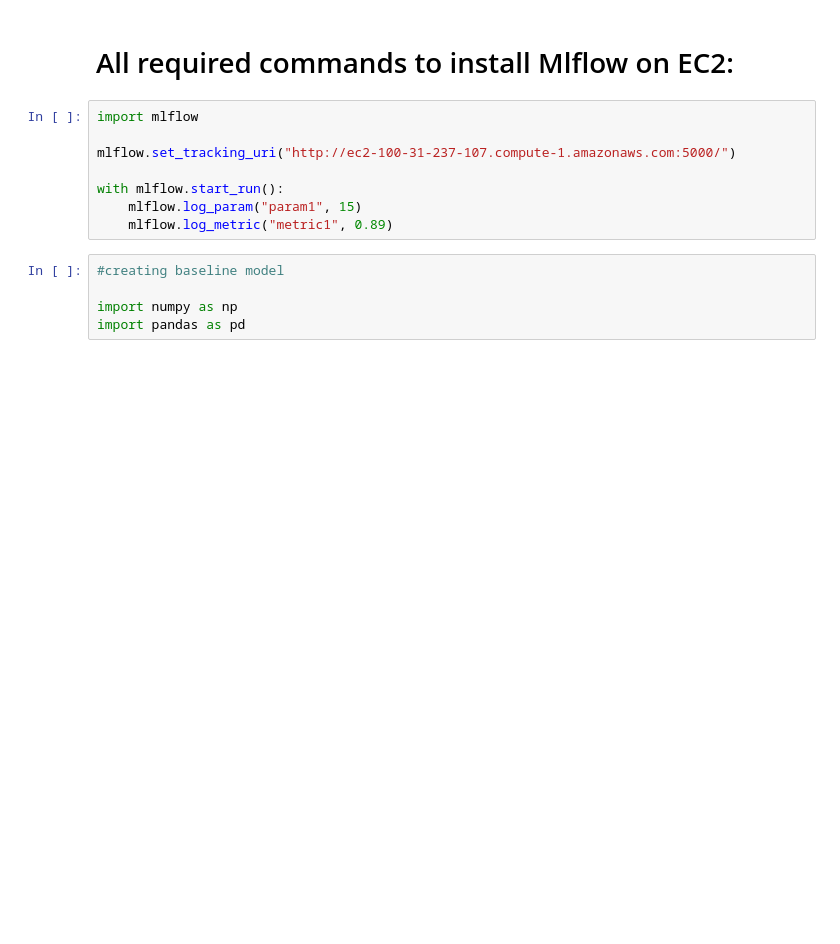
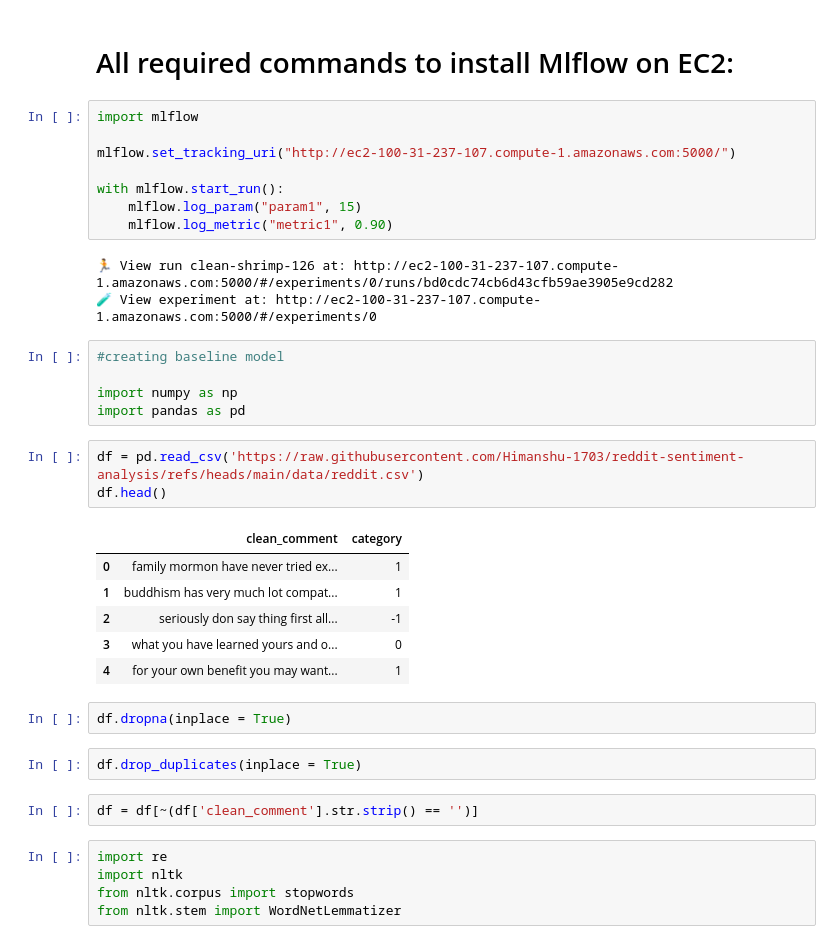
Before and after one commit to Harshit6057/MLOPs, a Jupyter notebook: Sentiment_Analysis/2_experiment_1_baseline_model.ipynb, the cells around one changed output. Drawn from its saved outputs; the diff is of its cells as text; blank space fills up the shorter version.

```diff
--- a/Sentiment_Analysis/2_experiment_1_baseline_model.ipynb
+++ b/Sentiment_Analysis/2_experiment_1_baseline_model.ipynb
@@ -44,9 +27,33 @@ mlflow.set_tracking_uri("http://ec2-100-31-237-107.compute-1.amazonaws.com:5000/
 
 with mlflow.start_run():
     mlflow.log_param("param1", 15)
-    mlflow.log_metric("metric1", 0.89)
+    mlflow.log_metric("metric1", 0.90)
+# %% [output]
+🏃 View run clean-shrimp-126 at: http://ec2-100-31-237-107.compute-1.amazonaws.com:5000/#/experiments/0/runs/bd0cdc74cb6d43cfb59ae3905e9cd282
+🧪 View experiment at: http://ec2-100-31-237-107.compute-1.amazonaws.com:5000/#/experiments/0
 # %%
 #creating baseline model
 
 import numpy as np
 import pandas as pd
+# %%
+df = pd.read_csv('https://raw.githubusercontent.com/Himanshu-1703/reddit-sentiment-analysis/refs/heads/main/data/reddit.csv')
+df.head()
+# %% [output]
+|  | clean_comment | category |
+| 0 | family mormon have never tried ex... | 1 |
+| 1 | buddhism has very much lot compat... | 1 |
+| 2 | seriously don say thing first all... | -1 |
+| 3 | what you have learned yours and o... | 0 |
+| 4 | for your own benefit you may want... | 1 |
+# %%
+df.dropna(inplace = True)
+# %%
+df.drop_duplicates(inplace = True)
+# %%
+df = df[~(df['clean_comment'].str.strip() == '')]
+# %%
+import re
+import nltk
+from nltk.corpus import stopwords
+from nltk.stem import WordNetLemmatizer
```
Also changed, not shown: parts of 22 cells of this notebook, 3 other files.
